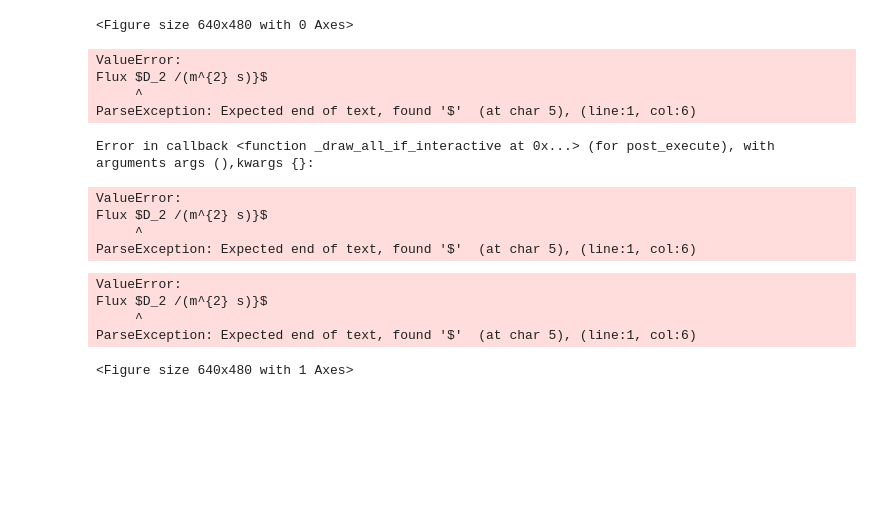
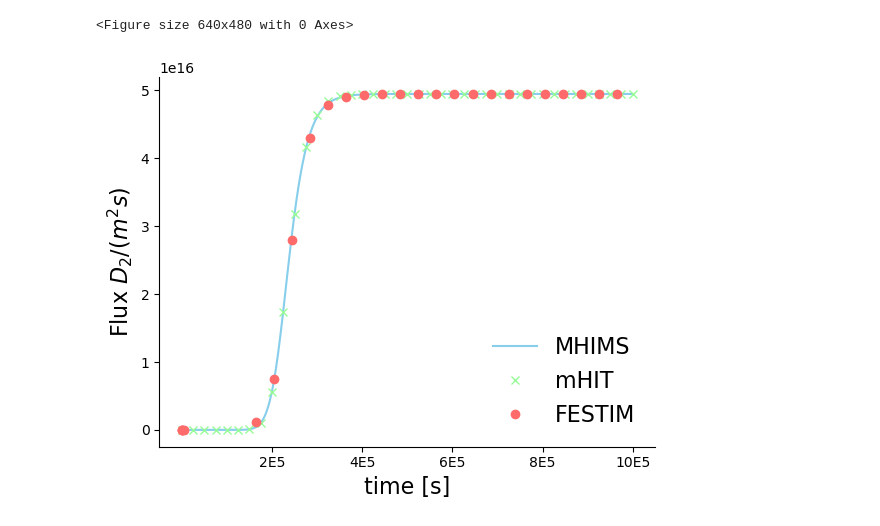
Before and after one commit to gabriele-ferrero/Titans_TT_codecomparison, a Jupyter notebook: graph_scripts_and_results/Strong_Trap/StrongTrapPlot.ipynb, the cells around one changed output. Cells and saved outputs as stored; diff of their text form; code cells hidden in the pictures; blank space fills up the shorter version.

```diff
--- a/graph_scripts_and_results/Strong_Trap/StrongTrapPlot.ipynb
+++ b/graph_scripts_and_results/Strong_Trap/StrongTrapPlot.ipynb
@@ -38,39 +38,26 @@ fluxbulk3.rename(columns=new_column_names, inplace=True)
 # %%
 time_column = fluxbulk3['Time']
 flux_column = fluxbulk3['Flux']
 x = [2E5, 4E5, 6E5, 8E5, 10E5]
 # Your string vector for x-tick labels
 x_labels = ['2E5', '4E5', '6E5', '8E5', '10E5']
 # Set the x-tick locations and labels
 
 
 
 plt.plot(fluxbulk3['Time'],fluxbulk3['Flux'],color='#87CEEB',label='MHIMS')
 plt.plot(a[::25, 0], a[::25, 1], 'x', color='#98FB98',label='mHIT')
-plt.plot(b[::250, 0], b[::250, 1], 'o', color='#FF6B6B', label='FESTIM')
+plt.plot(b[::40, 0], b[::40, 1], 'o', color='#FF6B6B', label='FESTIM')
 plt.gca().spines['top'].set_visible(False)
 plt.gca().spines['right'].set_visible(False)
 # plt.title('H flux on the other side of a slab with constant concentration interface - strong trap [2eV]')
 # plt.ylabel(r'Flux $\frac{D_2}{\mathrm{m^2 \, s}}$')
 plt.xlabel('time [s]',fontsize=16)
-plt.ylabel(r'Flux $D_2 /(m^{2} s)}$', size=16)
+plt.ylabel(r'Flux ${D_2 /(m^{2} s)}$', size=16)
 plt.legend( loc='lower right', fontsize=16, frameon=False)
 plt.xticks(x, x_labels)
 plt.savefig('MediumTrap.png',dpi=450)
 plt.show()
 # %% [output]
-ValueError:
-Flux $D_2 /(m^{2} s)}$
-     ^
-ParseException: Expected end of text, found '$'  (at char 5), (line:1, col:6)
-Error in callback <function _draw_all_if_interactive at 0x...> (for post_execute), with arguments args (),kwargs {}:
-ValueError:
-Flux $D_2 /(m^{2} s)}$
-     ^
-ParseException: Expected end of text, found '$'  (at char 5), (line:1, col:6)
-ValueError:
-Flux $D_2 /(m^{2} s)}$
-     ^
-ParseException: Expected end of text, found '$'  (at char 5), (line:1, col:6)
-<Figure size 640x480 with 1 Axes>
+[figure, added]
 # %%
```
Also changed, not shown: parts of 2 cells of this notebook, 6 other files.
